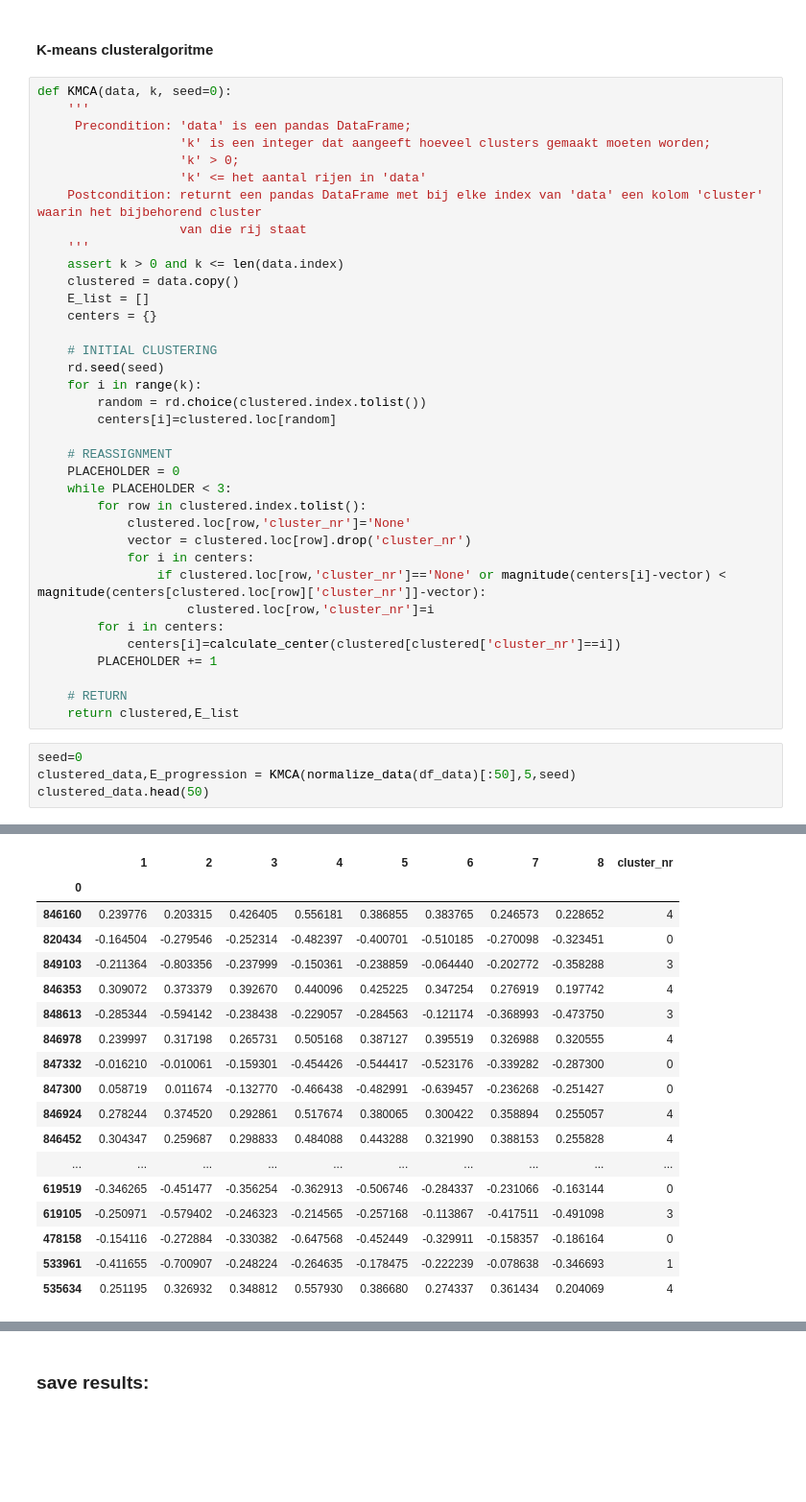
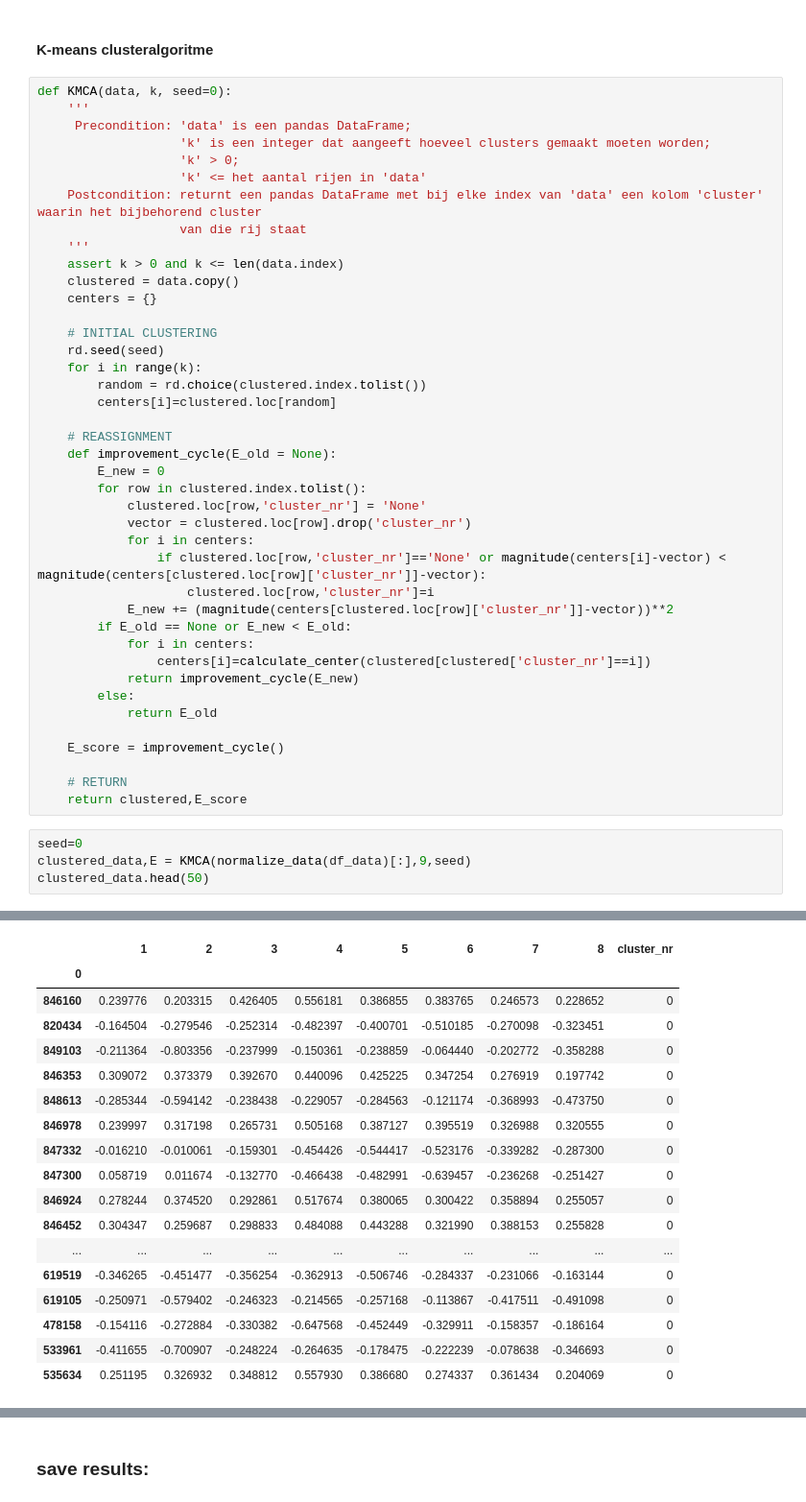
Before and after one commit to merlijnvb/8QA05, a Jupyter notebook: FASE 2/K-means Sam.ipynb, the cells around one changed output, grey strips where cells are left out. Shown at 96% size. Drawn from its saved outputs; the diff is of its cells as text; blank space fills up the shorter version.

```diff
--- a/FASE 2/K-means Sam.ipynb
+++ b/FASE 2/K-means Sam.ipynb
@@ -87,7 +87,6 @@ def KMCA(data, k, seed=0):
     '''
     assert k > 0 and k <= len(data.index)
     clustered = data.copy()
-    E_list = []
     centers = {}
 
     # INITIAL CLUSTERING
@@ -97,22 +96,28 @@ def KMCA(data, k, seed=0):
         centers[i]=clustered.loc[random]
 
     # REASSIGNMENT
-    PLACEHOLDER = 0
-    while PLACEHOLDER < 3:
+    def improvement_cycle(E_old = None):
+        E_new = 0
         for row in clustered.index.tolist():
-            clustered.loc[row,'cluster_nr']='None'
+            clustered.loc[row,'cluster_nr'] = 'None'
             vector = clustered.loc[row].drop('cluster_nr')
             for i in centers:
                 if clustered.loc[row,'cluster_nr']=='None' or magnitude(centers[i]-vector) < magnitude(centers[clustered.loc[row]['cluster_nr']]-vector):
                     clustered.loc[row,'cluster_nr']=i
-        for i in centers:
-            centers[i]=calculate_center(clustered[clustered['cluster_nr']==i])
-        PLACEHOLDER += 1
+            E_new += (magnitude(centers[clustered.loc[row]['cluster_nr']]-vector))**2
+        if E_old == None or E_new < E_old:
+            for i in centers:
+                centers[i]=calculate_center(clustered[clustered['cluster_nr']==i])
+            return improvement_cycle(E_new)
+        else:
+            return E_old
+
+    E_score = improvement_cycle()
 
     # RETURN
-    return clustered,E_list
+    return clustered,E_score
 # %%
 seed=0
-clustered_data,E_progression = KMCA(normalize_data(df_data)[:50],5,seed)
+clustered_data,E = KMCA(normalize_data(df_data)[:],9,seed)
 clustered_data.head(50)
 # %% [output]
@@ -119,18 +125,18 @@ clustered_data.head(50)
 |  | 1 | 2 | 3 | 4 | 5 | 6 | 7 | 8 | cluster_nr |
 | 0 |  |  |  |  |  |  |  |  |  |
-| 846160 | 0.239776 | 0.203315 | 0.426405 | 0.556181 | 0.386855 | 0.383765 | 0.246573 | 0.228652 | 4 |
+| 846160 | 0.239776 | 0.203315 | 0.426405 | 0.556181 | 0.386855 | 0.383765 | 0.246573 | 0.228652 | 0 |
 | 820434 | -0.164504 | -0.279546 | -0.252314 | -0.482397 | -0.400701 | -0.510185 | -0.270098 | -0.323451 | 0 |
-| 849103 | -0.211364 | -0.803356 | -0.237999 | -0.150361 | -0.238859 | -0.064440 | -0.202772 | -0.358288 | 3 |
-| 846353 | 0.309072 | 0.373379 | 0.392670 | 0.440096 | 0.425225 | 0.347254 | 0.276919 | 0.197742 | 4 |
-| 848613 | -0.285344 | -0.594142 | -0.238438 | -0.229057 | -0.284563 | -0.121174 | -0.368993 | -0.473750 | 3 |
-| 846978 | 0.239997 | 0.317198 | 0.265731 | 0.505168 | 0.387127 | 0.395519 | 0.326988 | 0.320555 | 4 |
+| 849103 | -0.211364 | -0.803356 | -0.237999 | -0.150361 | -0.238859 | -0.064440 | -0.202772 | -0.358288 | 0 |
+| 846353 | 0.309072 | 0.373379 | 0.392670 | 0.440096 | 0.425225 | 0.347254 | 0.276919 | 0.197742 | 0 |
+| 848613 | -0.285344 | -0.594142 | -0.238438 | -0.229057 | -0.284563 | -0.121174 | -0.368993 | -0.473750 | 0 |
+| 846978 | 0.239997 | 0.317198 | 0.265731 | 0.505168 | 0.387127 | 0.395519 | 0.326988 | 0.320555 | 0 |
 | 847332 | -0.016210 | -0.010061 | -0.159301 | -0.454426 | -0.544417 | -0.523176 | -0.339282 | -0.287300 | 0 |
 | 847300 | 0.058719 | 0.011674 | -0.132770 | -0.466438 | -0.482991 | -0.639457 | -0.236268 | -0.251427 | 0 |
-| 846924 | 0.278244 | 0.374520 | 0.292861 | 0.517674 | 0.380065 | 0.300422 | 0.358894 | 0.255057 | 4 |
-| 846452 | 0.304347 | 0.259687 | 0.298833 | 0.484088 | 0.443288 | 0.321990 | 0.388153 | 0.255828 | 4 |
+| 846924 | 0.278244 | 0.374520 | 0.292861 | 0.517674 | 0.380065 | 0.300422 | 0.358894 | 0.255057 | 0 |
+| 846452 | 0.304347 | 0.259687 | 0.298833 | 0.484088 | 0.443288 | 0.321990 | 0.388153 | 0.255828 | 0 |
 | ... | ... | ... | ... | ... | ... | ... | ... | ... | ... |
 | 619519 | -0.346265 | -0.451477 | -0.356254 | -0.362913 | -0.506746 | -0.284337 | -0.231066 | -0.163144 | 0 |
-| 619105 | -0.250971 | -0.579402 | -0.246323 | -0.214565 | -0.257168 | -0.113867 | -0.417511 | -0.491098 | 3 |
+| 619105 | -0.250971 | -0.579402 | -0.246323 | -0.214565 | -0.257168 | -0.113867 | -0.417511 | -0.491098 | 0 |
 | 478158 | -0.154116 | -0.272884 | -0.330382 | -0.647568 | -0.452449 | -0.329911 | -0.158357 | -0.186164 | 0 |
-| 533961 | -0.411655 | -0.700907 | -0.248224 | -0.264635 | -0.178475 | -0.222239 | -0.078638 | -0.346693 | 1 |
-| 535634 | 0.251195 | 0.326932 | 0.348812 | 0.557930 | 0.386680 | 0.274337 | 0.361434 | 0.204069 | 4 |
+| 533961 | -0.411655 | -0.700907 | -0.248224 | -0.264635 | -0.178475 | -0.222239 | -0.078638 | -0.346693 | 0 |
+| 535634 | 0.251195 | 0.326932 | 0.348812 | 0.557930 | 0.386680 | 0.274337 | 0.361434 | 0.204069 | 0 |
```
Also changed, not shown: parts of 8 cells of this notebook.
